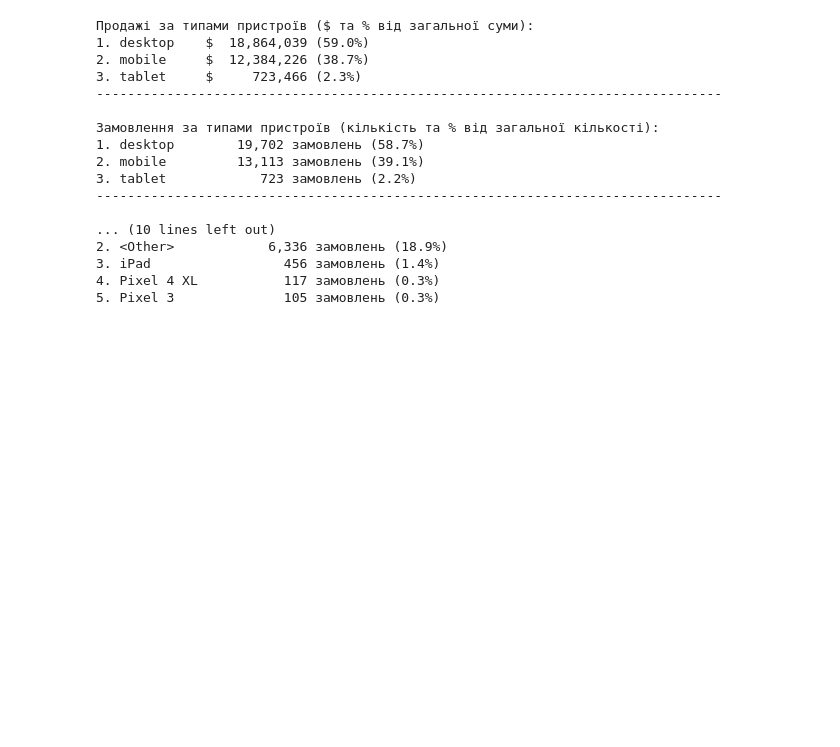
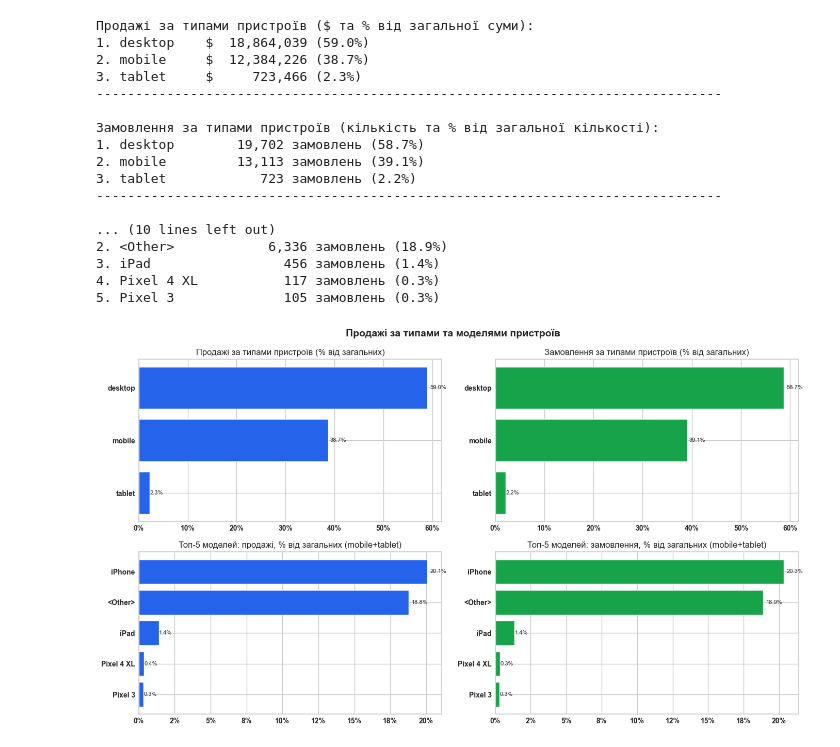
Before and after one commit to VladNkov/online_store_sales_analysis, a Jupyter notebook: online_store_sales_analysis.ipynb, the cells around one changed output. Cells and saved outputs as stored; diff of their text form; code cells hidden in the pictures; blank space fills up the shorter version.

Commit message:
Add chart of sales by devices and models

```diff
--- a/online_store_sales_analysis.ipynb
+++ b/online_store_sales_analysis.ipynb
@@ -548,3 +549,67 @@ for index, (model, value) in enumerate(model_orders.items(), 1):
 3. iPad                 456 замовлень (1.4%)
 4. Pixel 4 XL           117 замовлень (0.3%)
 5. Pixel 3              105 замовлень (0.3%)
+# %%
+sns.set_theme(style='whitegrid', palette='muted')
+plt.rcParams.update({'figure.dpi': 100, 'font.size': 12})
+
+device_sales_percent  = device_sales  / total_sales    * 100
+device_orders_percent = device_orders / unique_sessions * 100
+model_sales_percent   = model_sales   / total_sales    * 100
+model_orders_percent  = model_orders  / unique_sessions * 100
+
+fig, axes = plt.subplots(2, 2, figsize=(14, 8))
+fig.suptitle('Продажі за типами та моделями пристроїв', fontsize=14, fontweight='bold', y=0.98)
+
+pct_fmt = mticker.FuncFormatter(lambda x, _: f'{x:.0f}%')
+
+
+def annotate_bars(ax, bars, values, fmt='{:.1f}%'):
+    for bar, val in zip(bars, values):
+        ax.text(bar.get_width()*1.01, bar.get_y()+bar.get_height()/2,
+                fmt.format(val), va='center', fontsize=8)
+
+
+def style_ax(ax):
+    ax.tick_params(axis='x', labelsize=10, pad=-1)
+    ax.tick_params(axis='y', labelsize=10, pad=-1)
+    for label in ax.get_xticklabels():
+        label.set_fontweight('bold')
+    for label in ax.get_yticklabels():
+        label.set_fontweight('bold')
+    ax.xaxis.set_major_formatter(pct_fmt)
+
+
+# продажі за типами пристроїв
+ax = axes[0, 0]
+bars = ax.barh(device_sales_percent.index[::-1], device_sales_percent.values[::-1], color=ACCENT)
+ax.set_title('Продажі за типами пристроїв (% від загальних)')
+style_ax(ax)
+annotate_bars(ax, bars, device_sales_percent.values[::-1])
+
+# замовлення за типами пристроїв
+ax = axes[0, 1]
+bars = ax.barh(device_orders_percent.index[::-1], device_orders_percent.values[::-1], color=GREEN)
+ax.set_title('Замовлення за типами пристроїв (% від загальних)')
+style_ax(ax)
+annotate_bars(ax, bars, device_orders_percent.values[::-1])
+
+# продажі за моделями (mobile + tablet)
+ax = axes[1, 0]
+bars = ax.barh(model_sales_percent.index[::-1], model_sales_percent.values[::-1], color=ACCENT)
+ax.set_title('Топ-5 моделей: продажі, % від загальних (mobile+tablet)')
+style_ax(ax)
+annotate_bars(ax, bars, model_sales_percent.values[::-1])
+
+# замовлення за моделями (mobile + tablet)
+ax = axes[1, 1]
+bars = ax.barh(model_orders_percent.index[::-1], model_orders_percent.values[::-1], color=GREEN)
+ax.set_title('Топ-5 моделей: замовлення, % від загальних (mobile+tablet)')
+style_ax(ax)
+annotate_bars(ax, bars, model_orders_percent.values[::-1])
+
+plt.tight_layout()
+# plt.savefig('images/sales_by_device_type_model.png', bbox_inches='tight')
+plt.show()
+# %% [output]
+[figure, added]
```
Also changed, not shown: parts of 1 cell of this notebook.
